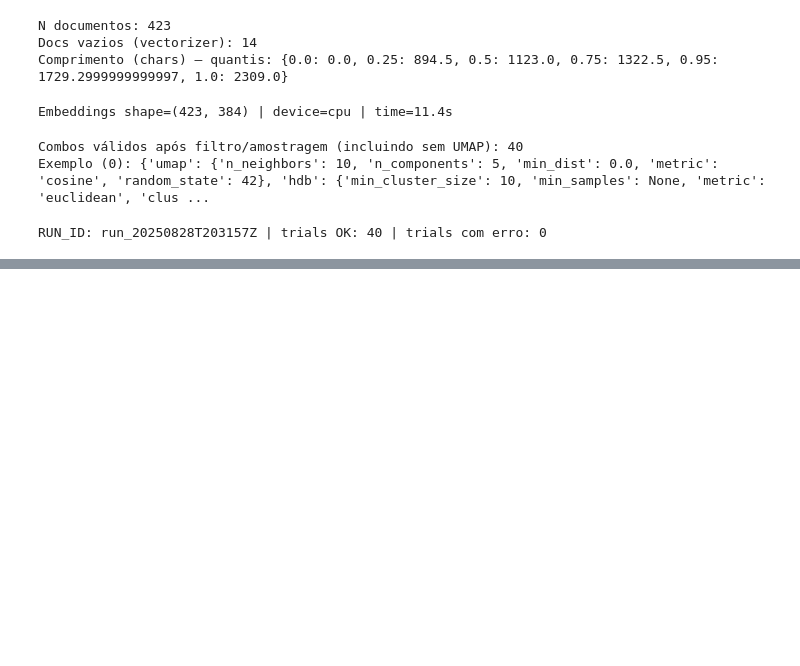
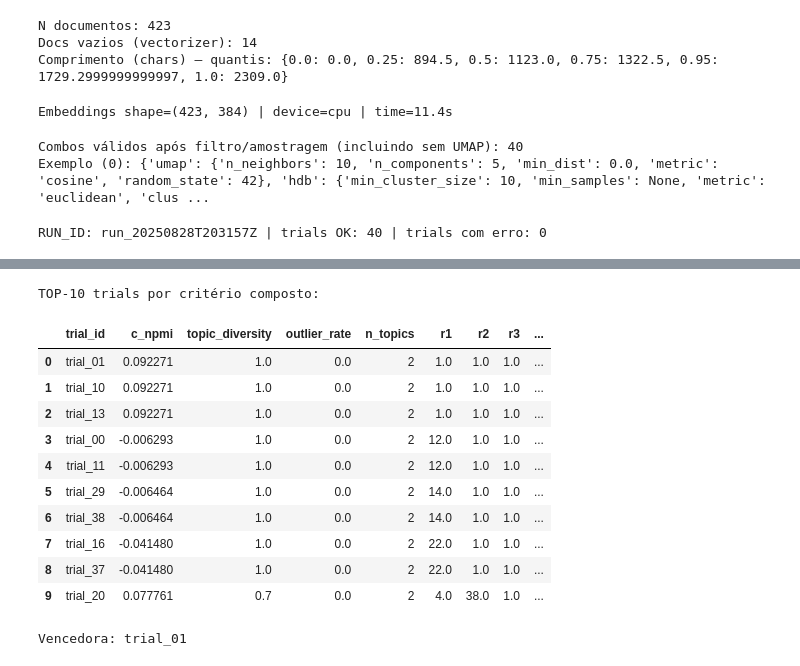
Before and after one commit to daniel-fonseca/mapeamento-tematico-tccs-cc-ufcg, a Jupyter notebook: notebooks/bertopic/03_modelagem_alt.ipynb, the cells around one changed output, grey strips where cells are left out. Saved outputs shown, nothing was run; the diff lists cells and outputs as text; code cells hidden in the pictures; blank space fills up the shorter version.

```diff
--- a/notebooks/bertopic/03_modelagem_alt.ipynb
+++ b/notebooks/bertopic/03_modelagem_alt.ipynb
@@ -517,41 +537,60 @@ df_rank = pd.DataFrame([{
     "n_topics": t["metrics"]["n_topics_excl_-1"]
 } for t in trials_summary])
 
+# Garante numéricos para evitar NaNs silenciosos em rank
+for col in ["c_npmi", "topic_diversity", "outlier_rate", "n_topics"]:
+    df_rank[col] = pd.to_numeric(df_rank[col], errors="coerce")
+
+# Ranks principais
+df_rank["r1"] = df_rank["c_npmi"].rank(ascending=False, method="min")
+df_rank["r2"] = df_rank["topic_diversity"].rank(ascending=False, method="min")
+df_rank["r3"] = df_rank["outlier_rate"].rank(ascending=True, method="min")
+
 # Penalização por distância a uma faixa alvo (ajuste conforme o domínio)
 LOW, HIGH = 10, 40
 def penalty(n):
     if pd.isna(n):
         return 1.0
     n = float(n)
     if n < LOW:
         return (LOW - n) / LOW
     if n > HIGH:
         return (n - HIGH) / HIGH
     return 0.0
 
 df_rank["n_topics_penalty"] = df_rank["n_topics"].apply(penalty)
-df_rank["rank_sum"] = df_rank[["r1","r2","r3"]].sum(axis=1) + 5.0 * df_rank["n_topics_penalty"]
 
-# Ranks principais
-df_rank["r1"] = df_rank["c_npmi"].rank(ascending=False, method="min")
-df_rank["r2"] = df_rank["topic_diversity"].rank(ascending=False, method="min")
-df_rank["r3"] = df_rank["outlier_rate"].rank(ascending=True, method="min")
+# Peso da penalização (ajustável)
+PENALTY_WEIGHT = 5.0
+df_rank["rank_sum"] = df_rank[["r1", "r2", "r3"]].sum(axis=1) + PENALTY_WEIGHT * df_rank["n_topics_penalty"]
 
-# Combinação com penalização (peso 1.0 na penalização; ajuste se necessário)
-df_rank["rank_sum"] = df_rank[["r1","r2","r3"]].sum(axis=1) + df_rank["n_topics_penalty"]
-
+# Ordena, escolhe vencedora e persiste
 df_rank = df_rank.sort_values(["rank_sum", "r1", "r2", "r3"]).reset_index(drop=True)
-best_trial_id = df_rank.iloc[0]["trial_id"]
-best_row = df_rank.iloc[0].to_dict()
+best_trial_id = df_rank.loc[0, "trial_id"]
+best_row = df_rank.loc[0].to_dict()
 
 print("TOP-10 trials por critério composto:")
 display(df_rank.head(10))
 print("Vencedora:", best_trial_id)
 
 # Persistência no RUN_DIR
 df_rank.to_csv(RUN_DIR/"ranking_alt.csv", index=False, encoding="utf-8")
 write_json(RUN_DIR/"winner_alt.json", {
     "run_id": RUN_ID,
     "best_trial_id": best_trial_id,
     "best_row": best_row,
 })
+# %% [output]
+TOP-10 trials por critério composto:
+|  | trial_id | c_npmi | topic_diversity | outlier_rate | n_topics | r1 | r2 | r3 | ... |
+| 0 | trial_01 | 0.092271 | 1.0 | 0.0 | 2 | 1.0 | 1.0 | 1.0 | ... |
+| 1 | trial_10 | 0.092271 | 1.0 | 0.0 | 2 | 1.0 | 1.0 | 1.0 | ... |
+| 2 | trial_13 | 0.092271 | 1.0 | 0.0 | 2 | 1.0 | 1.0 | 1.0 | ... |
+| 3 | trial_00 | -0.006293 | 1.0 | 0.0 | 2 | 12.0 | 1.0 | 1.0 | ... |
+| 4 | trial_11 | -0.006293 | 1.0 | 0.0 | 2 | 12.0 | 1.0 | 1.0 | ... |
+| 5 | trial_29 | -0.006464 | 1.0 | 0.0 | 2 | 14.0 | 1.0 | 1.0 | ... |
+| 6 | trial_38 | -0.006464 | 1.0 | 0.0 | 2 | 14.0 | 1.0 | 1.0 | ... |
+| 7 | trial_16 | -0.041480 | 1.0 | 0.0 | 2 | 22.0 | 1.0 | 1.0 | ... |
+| 8 | trial_37 | -0.041480 | 1.0 | 0.0 | 2 | 22.0 | 1.0 | 1.0 | ... |
+| 9 | trial_20 | 0.077761 | 0.7 | 0.0 | 2 | 4.0 | 38.0 | 1.0 | ... |
+Vencedora: trial_01
```
Also changed, not shown: parts of 2 cells of this notebook.
